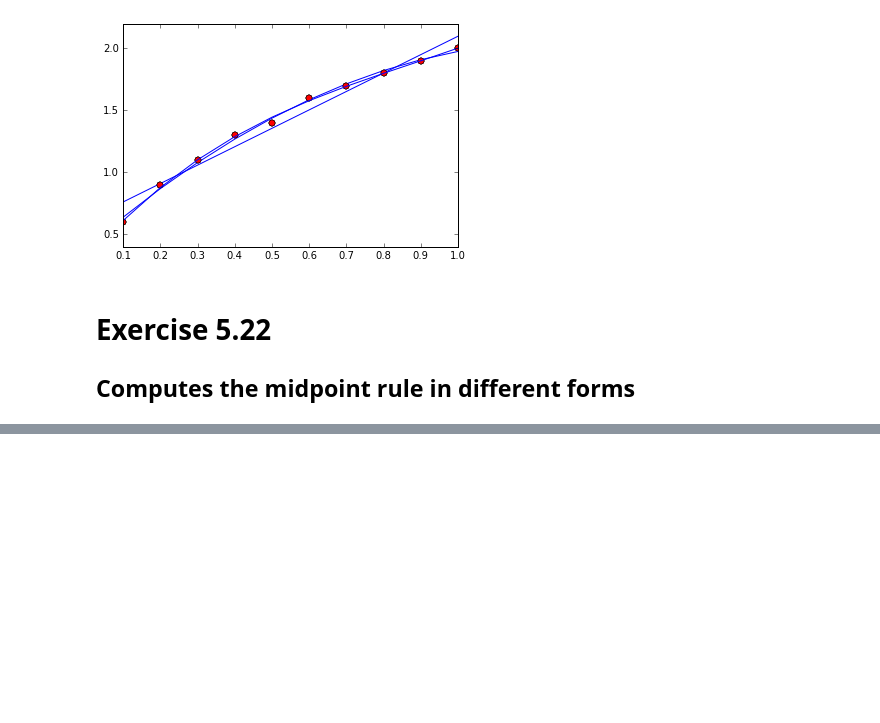
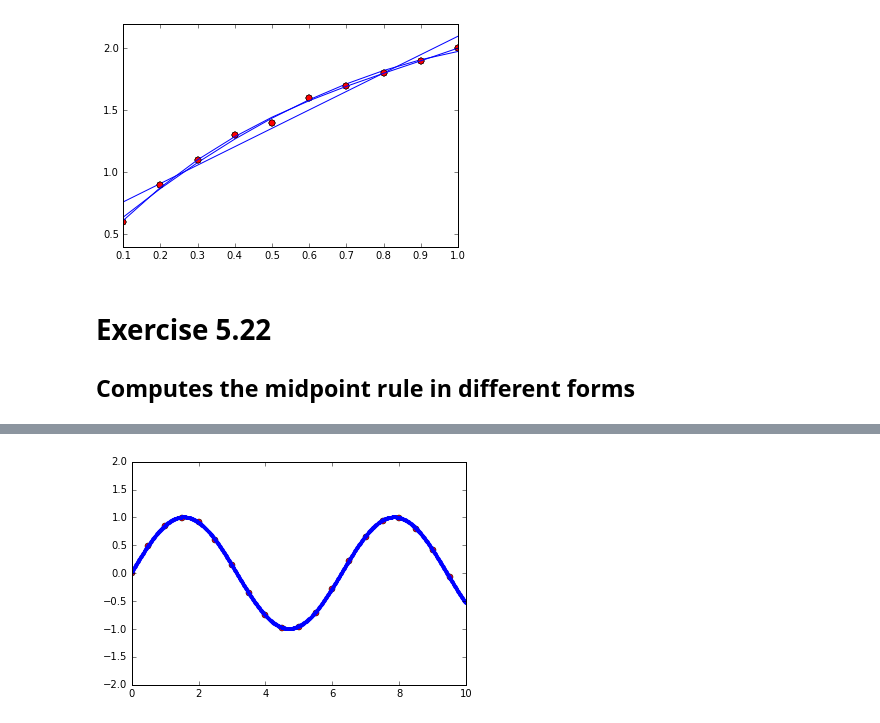
Before and after one commit to chapman-phys227-2016s/hw-2-C0deMonkee, a Jupyter notebook: hw-2-C0deMonkee.ipynb, the cells around one changed output, grey strips where cells are left out. Drawn from its saved outputs; the diff is of its cells as text; code cells hidden in the pictures; blank space fills up the shorter version.

```diff
--- a/hw-2-C0deMonkee.ipynb
+++ b/hw-2-C0deMonkee.ipynb
@@ -27,0 +43,4 @@ p1.part_b()
+# %%
+p4.graph(p4.sin, 20, 0, 10, [0,10,-2,2])
+# %% [output]
+[figure, added]
```
Also changed, not shown: parts of 5 cells of this notebook, 4 other files.
